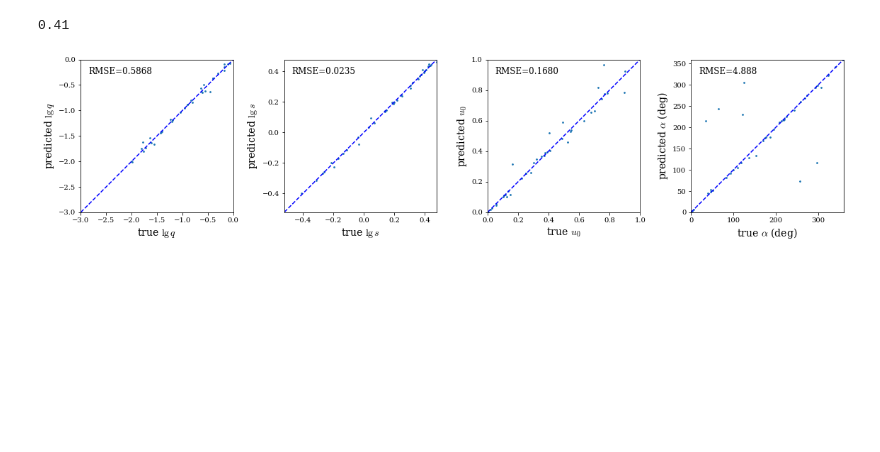
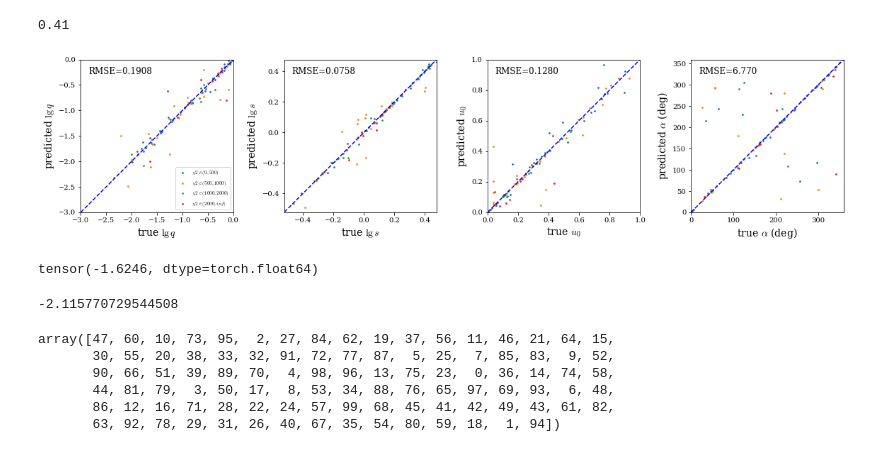
Before and after one commit to haimengzhao/magic-microlensing, a Jupyter notebook: downhill_optimize.ipynb, the cells around one changed output. Drawn from its saved outputs; the diff is of its cells as text; code cells hidden in the pictures; blank space fills up the shorter version.

```diff
--- a/downhill_optimize.ipynb
+++ b/downhill_optimize.ipynb
@@ -303,10 +309,15 @@ ind = best_parameters_sort[:, 0, 0] < 500
 # %%
 pred = best_parameters_sort[:, 0, 2:]
 # %%
-def plot_params(num, Y, pred,
+def plot_params(num, Y, pred, chi2,
                 title=None, figsize=(16, 8), labelsize=14, alpha=0.1, save=None,
                 ):
     rmse = []
+
+    ind_chi2 = []
+    chi2_list = [(0, 500), (500, 1000), (1000, 2000), (2000, np.inf)]
+    for left, right in chi2_list:
+        ind_chi2.append(np.logical_and(chi2 > left, chi2 < right))
 
     fig = plt.figure(figsize=figsize)
     axq = plt.subplot2grid(shape=(2, 4), loc=(0, 0), rowspan=1, colspan=1)
@@ -315,9 +326,12 @@ def plot_params(num, Y, pred,
     axq.set_ylim(-3, 0)
     axq.set_xlabel(r'true $\lg q$', fontsize=labelsize)
     axq.set_ylabel(r'predicted $\lg q$', fontsize=labelsize)
-    axq.scatter(Y[:num, 1], pred[:num, 1], s=3, cmap='Blues', label='global', alpha=alpha, rasterized=True)
+    for i, ind in enumerate(ind_chi2):
+        axq.scatter(Y[:num, 1][ind], pred[:num, 1][ind], s=3, label=r'$\chi2 \in (%s, %s)$' % (
+            chi2_list[i][0], chi2_list[i][1]
+        ), alpha=alpha, rasterized=True)
     axq.plot(np.linspace(-3, 0), np.linspace(-3, 0), color='b', linestyle='dashed')
-    # axq.legend(loc='lower right')
+    axq.legend(loc='lower right', prop={'size': 7})
     at = AnchoredText(
         "RMSE=%.4f" % (np.sqrt(torch.mean((Y[:num, 1] -  pred[:num, 1])**2).detach().cpu().item())), prop=dict(size=12), frameon=False, loc='upper left')
     axq.add_artist(at)
@@ -328,7 +342,10 @@ def plot_params(num, Y, pred,
     axs.set_ylim(np.log10(0.3), np.log10(3))
     axs.set_xlabel(r'true $\lg s$', fontsize=labelsize)
     axs.set_ylabel(r'predicted $\lg s$', fontsize=labelsize)
-    axs.scatter(Y[:num, 2], pred[:num, 2], s=3, cmap='Blues', label='global', alpha=alpha, rasterized=True)
+    for i, ind in enumerate(ind_chi2):
+        axs.scatter(Y[:num, 2][ind], pred[:num, 2][ind], s=3, label=r'$\chi2 \in (%s, %s)$' % (
+            chi2_list[i][0], chi2_list[i][1]
+        ), alpha=alpha, rasterized=True)
     axs.plot(np.linspace(-0.6, 0.6), np.linspace(-0.6, 0.6), color='b', linestyle='dashed')
     # axs.legend(loc='lower right')
     at = AnchoredText(
@@ -341,8 +358,10 @@ def plot_params(num, Y, pred,
     axu.set_ylim(0, 1)
     axu.set_xlabel(r'true $u_0$', fontsize=labelsize)
     axu.set_ylabel(r'predicted $u_0$', fontsize=labelsize)
-    axu.scatter(Y[:num, 0], pred[:num, 0], s=3, cmap='Blues', label='global', alpha=alpha, rasterized=True)
-
+    for i, ind in enumerate(ind_chi2):
+        axu.scatter(Y[:num, 0][ind], pred[:num, 0][ind], s=3, label=r'$\chi2 \in (%s, %s)$' % (
+            chi2_list[i][0], chi2_list[i][1]
+        ), alpha=alpha, rasterized=True)
     axu.plot(np.linspace(0, 1), np.linspace(0, 1), color='b', linestyle='dashed')
     # axu.legend(loc='lower right')
     at = AnchoredText(
@@ -355,7 +374,10 @@ def plot_params(num, Y, pred,
     axa.set_ylim(0, 360)
     axa.set_xlabel(r'true $\alpha$ (deg)', fontsize=labelsize)
     axa.set_ylabel(r'predicted $\alpha$ (deg)', fontsize=labelsize)
-    axa.scatter(Y[:num, 3]*180, pred[:num, 3]*180, s=3, cmap='Blues', label='global', alpha=alpha, rasterized=True)
+    for i, ind in enumerate(ind_chi2):
+        axa.scatter(Y[:num, 3][ind]*180, pred[:num, 3][ind]*180, s=3, label=r'$\chi2 \in (%s, %s)$' % (
+            chi2_list[i][0], chi2_list[i][1]
+        ), alpha=alpha, rasterized=True)
     axa.plot(np.linspace(0, 360), np.linspace(0, 360), color='b', linestyle='dashed')
     # axa.legend(loc='lower right')
     at = AnchoredText(
@@ -371,7 +393,28 @@ def plot_params(num, Y, pred,
 
     plt.show()
     return rmse
+# %%
+for i in range(len(pred)):
+    if pred[i, 1] > 0:
+        pred[i, 1] = -pred[i, 1]
 # %%
-rmse = plot_params(num=41, Y=Y[:100][ind], pred=pred[ind], alpha=1)
+rmse = plot_params(num=100, Y=Y[:100][:], pred=pred[:], chi2=best_parameters_sort[:, 0, 0], alpha=1)
 # %% [output]
-[figure, old version]
+[figure, new version]
+# %%
+Y[:100][:][:, 1][94]
+# %% [output]
+tensor(-1.6246, dtype=torch.float64)
+# %%
+pred[:][:, 1][94]
+# %% [output]
+-2.115770729544508
+# %%
+np.argsort((pred[:][:, 2] - Y[:100][:][:, 2].numpy())**2)
+# %% [output]
+array([47, 60, 10, 73, 95,  2, 27, 84, 62, 19, 37, 56, 11, 46, 21, 64, 15,
+       30, 55, 20, 38, 33, 32, 91, 72, 77, 87,  5, 25,  7, 85, 83,  9, 52,
+       90, 66, 51, 39, 89, 70,  4, 98, 96, 13, 75, 23,  0, 36, 14, 74, 58,
+       44, 81, 79,  3, 50, 17,  8, 53, 34, 88, 76, 65, 97, 69, 93,  6, 48,
+       86, 12, 16, 71, 28, 22, 24, 57, 99, 68, 45, 41, 42, 49, 43, 61, 82,
+       63, 92, 78, 29, 31, 26, 40, 67, 35, 54, 80, 59, 18,  1, 94])
```
Also changed, not shown: parts of 3 cells of this notebook.
